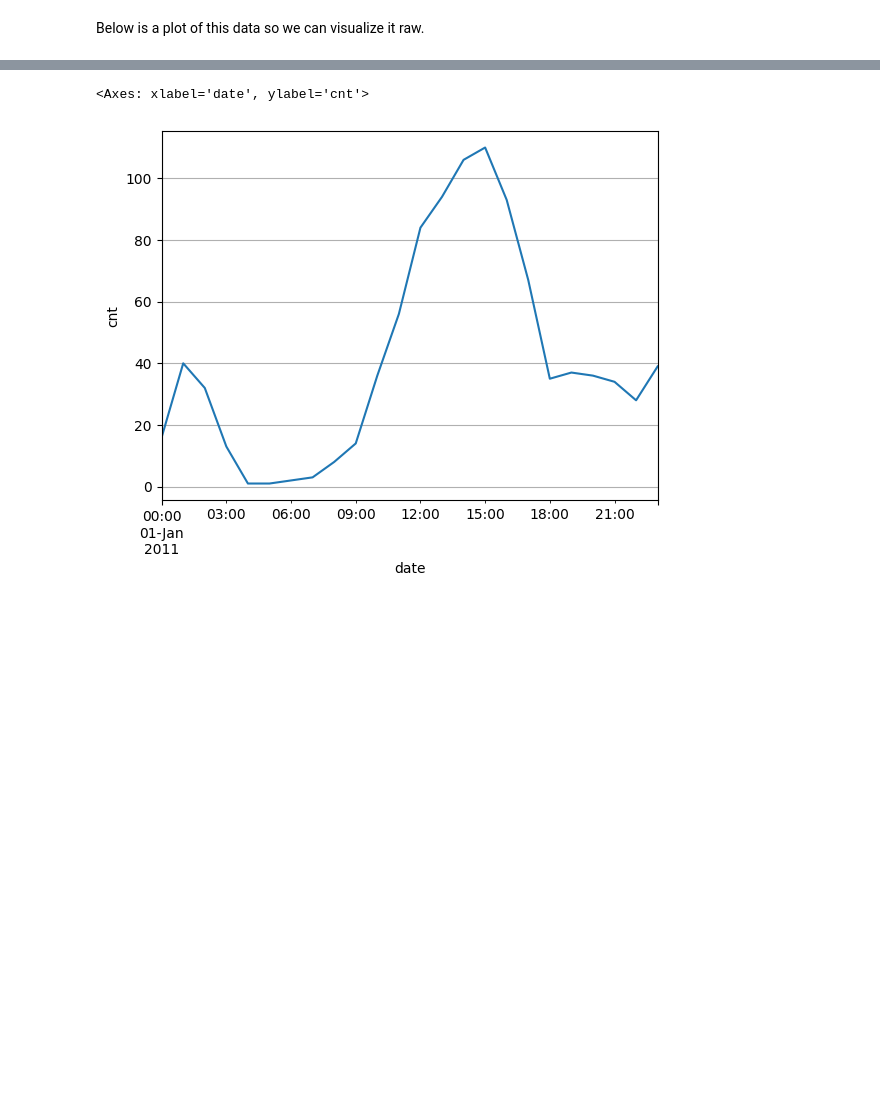
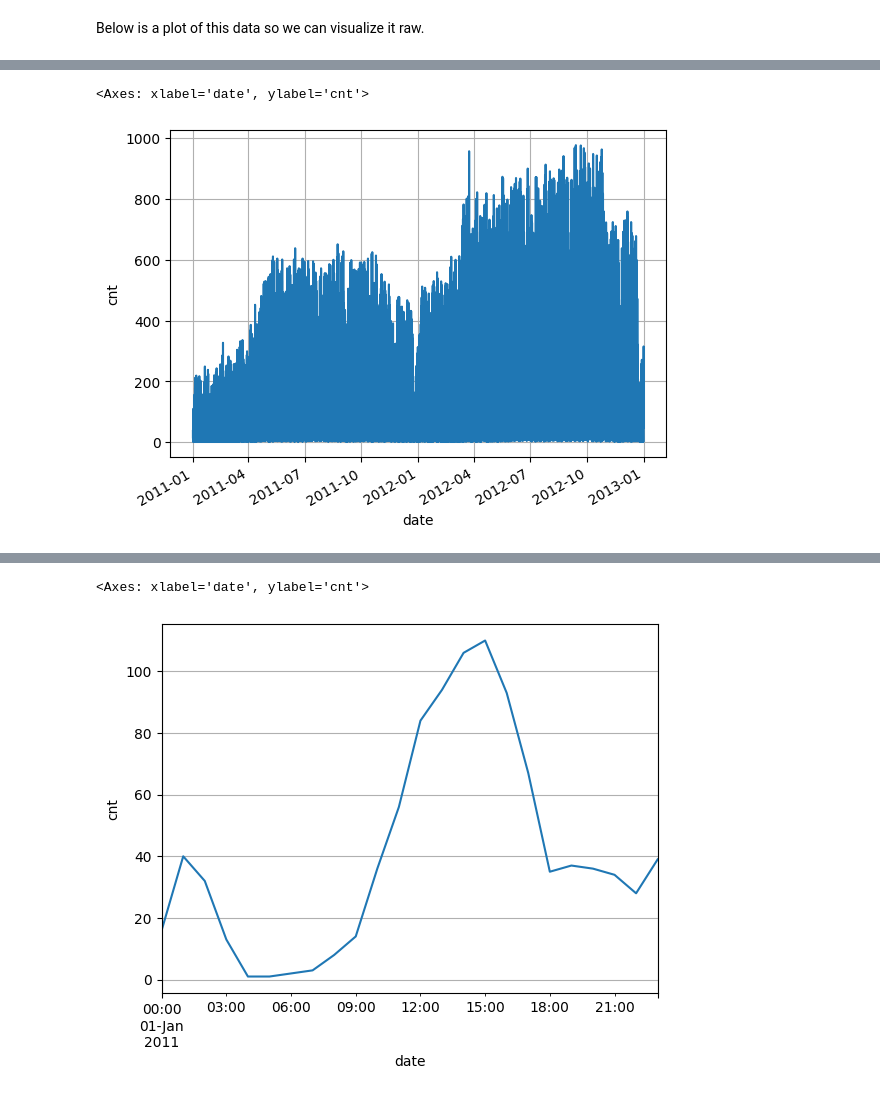
Before and after one commit to LamaAbdulal/AISE4010_Project, a Jupyter notebook: Project_Bike_Share_Capital.ipynb, the cells around one changed output, grey strips where cells are left out. Saved outputs shown, nothing was run; the diff lists cells and outputs as text; code cells hidden in the pictures; blank space fills up the shorter version.

```diff
--- a/Project_Bike_Share_Capital.ipynb
+++ b/Project_Bike_Share_Capital.ipynb
@@ -113,6 +199,6 @@ df2.head()
 # %% [markdown]
 Below is a plot of this data so we can visualize it raw.
 # %%
-cnt_data = df2['cnt']
-cnt_data.head()
+cnt_data_hourly = df2['cnt']
+cnt_data_hourly.head()
 # %% [output]
@@ -131,0 +217,5 @@ cnt_data.plot(ylabel='cnt',grid=True)
+# %%
+cnt_data_hourly.plot(ylabel='cnt',grid=True)
+# %% [output]
+<Axes: xlabel='date', ylabel='cnt'>
+[figure, added]
```
Also changed, not shown: parts of 22 cells of this notebook, 2 other files.
